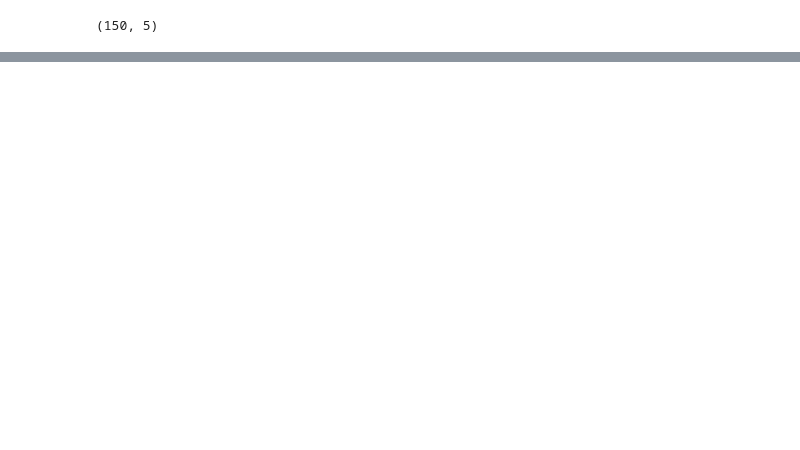
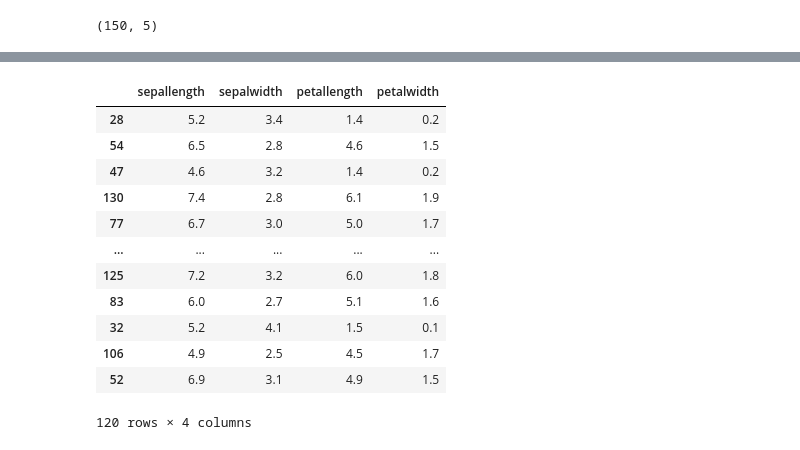
Before and after one commit to sanyhmahadi/python1, a Jupyter notebook: python1.ipynb, the cells around one changed output, grey strips where cells are left out. Cells and saved outputs as stored; diff of their text form; code cells hidden in the pictures; blank space fills up the shorter version.

Commit message:
Train test data

```diff
--- a/python1.ipynb
+++ b/python1.ipynb
@@ -209,3 +209,8 @@ AttributeError: ignored
 df.shape
 # %% [output]
 (150, 5)
+# %%
+import numpy as np
+import pandas as pd
+from matplotlib import pyplot as pyplot
+data = pd.read_csv("/content/drive/MyDrive/Research/iris_csv.csv")
@@ -211,0 +250,23 @@ df.shape
+# %%
+x = data.drop("class",axis = 1)
+y = data["class"]
+# %%
+from sklearn.model_selection import train_test_split
+from sklearn.preprocessing import LabelEncoder
+x_train,x_test,y_train,y_test = train_test_split(x, y, test_size = 0.20)
+# %%
+x_train
+# %% [output]
+|  | sepallength | sepalwidth | petallength | petalwidth |
+| 28 | 5.2 | 3.4 | 1.4 | 0.2 |
+| 54 | 6.5 | 2.8 | 4.6 | 1.5 |
+| 47 | 4.6 | 3.2 | 1.4 | 0.2 |
+| 130 | 7.4 | 2.8 | 6.1 | 1.9 |
+| 77 | 6.7 | 3.0 | 5.0 | 1.7 |
+| ... | ... | ... | ... | ... |
+| 125 | 7.2 | 3.2 | 6.0 | 1.8 |
+| 83 | 6.0 | 2.7 | 5.1 | 1.6 |
+| 32 | 5.2 | 4.1 | 1.5 | 0.1 |
+| 106 | 4.9 | 2.5 | 4.5 | 1.7 |
+| 52 | 6.9 | 3.1 | 4.9 | 1.5 |
+120 rows × 4 columns
```
Also changed, not shown: parts of 14 cells of this notebook.
